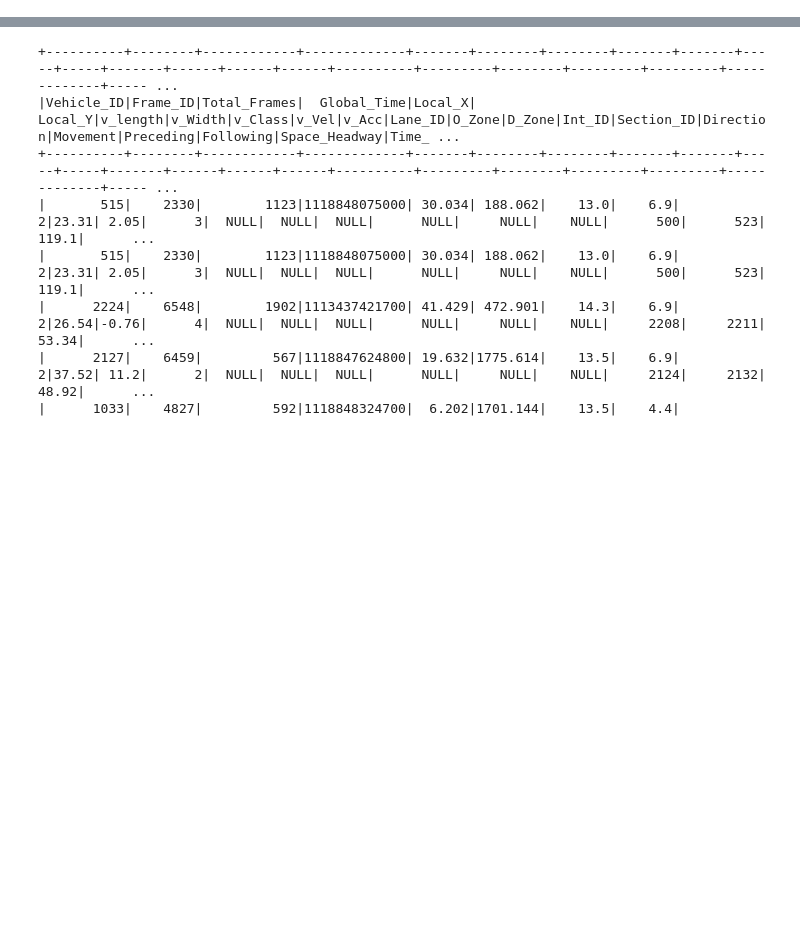
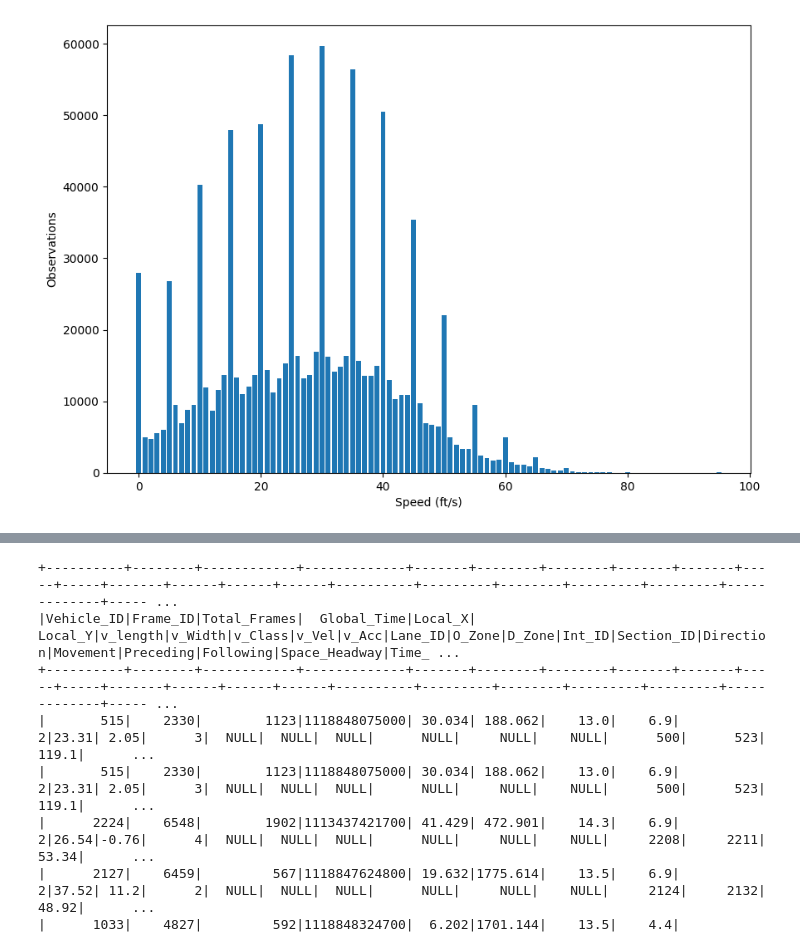
Before and after one commit to mak-skid/RealtimeMDL, a Jupyter notebook: ngsim.ipynb, the cells around one changed output, grey strips where cells are left out. Drawn from its saved outputs; the diff is of its cells as text; code cells hidden in the pictures; blank space fills up the shorter version.

```diff
--- a/ngsim.ipynb
+++ b/ngsim.ipynb
@@ -70,6 +70,32 @@ schema = StructType([
 data_path = "dataset/NGSIM_Data.csv"
 
 df = sedona.read.csv(data_path, header=True, schema=schema)
+# %%
+df = df.filter((F.col("Location") == "us-101") & (F.col("Lane_ID") == 1)) \
+    .withColumn("vel_dist", F.round(F.col("v_Vel"))) \
+    .groupBy("vel_dist") \
+    .count() \
+    .sort("vel_dist")
+# %%
+import pandas as pd
+from matplotlib import pyplot as plt
+
+pdf = df.toPandas()
+speed = pdf['vel_dist']
+count = pdf['count']
+
+# Figure Size
+fig = plt.figure(figsize =(10, 7))
+
+# Horizontal Bar Plot
+plt.bar(speed, count)
+plt.xlabel("Speed (ft/s)")
+plt.ylabel("Observations")
+plt.title("Lane 1")
+# Show Plot
+plt.show()
+# %% [output]
+[figure, added]
 # %%
 from utils.datapreprocessing_utils import *
 
```
Also changed, not shown: parts of 2 cells of this notebook, 5 other files.
